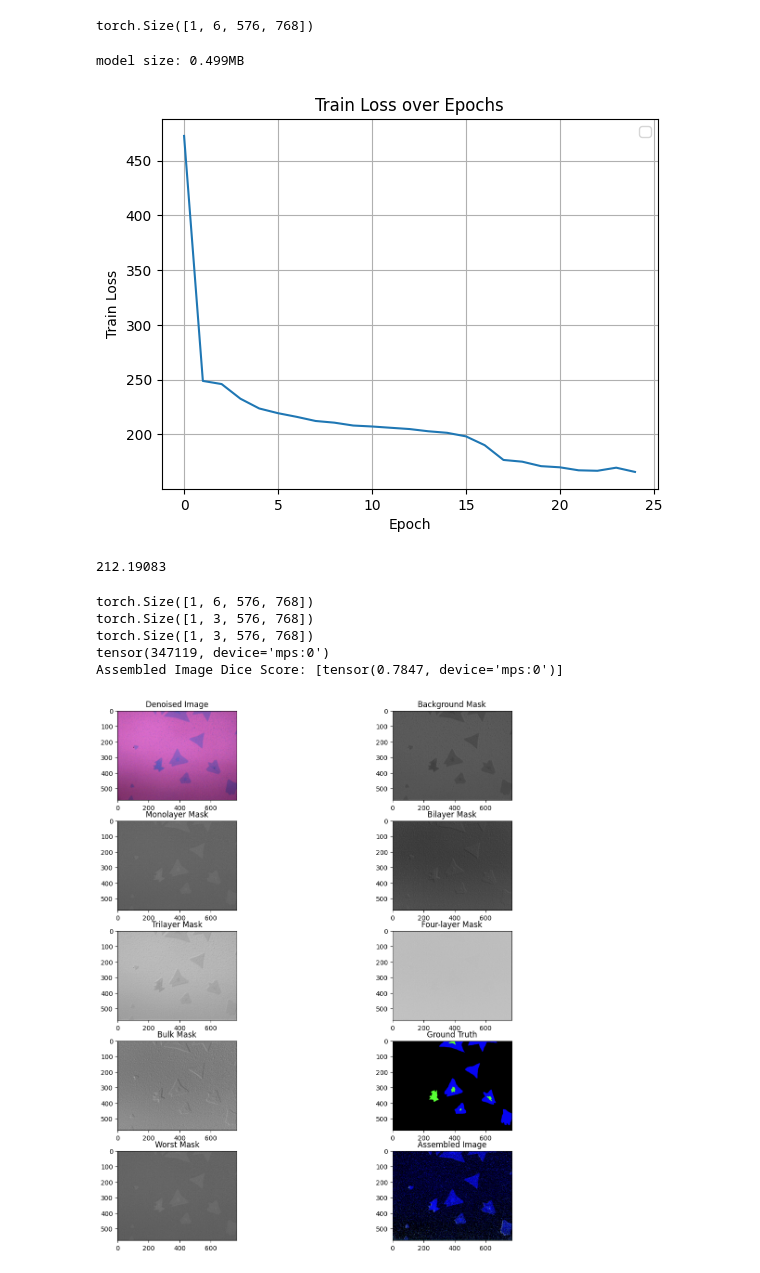
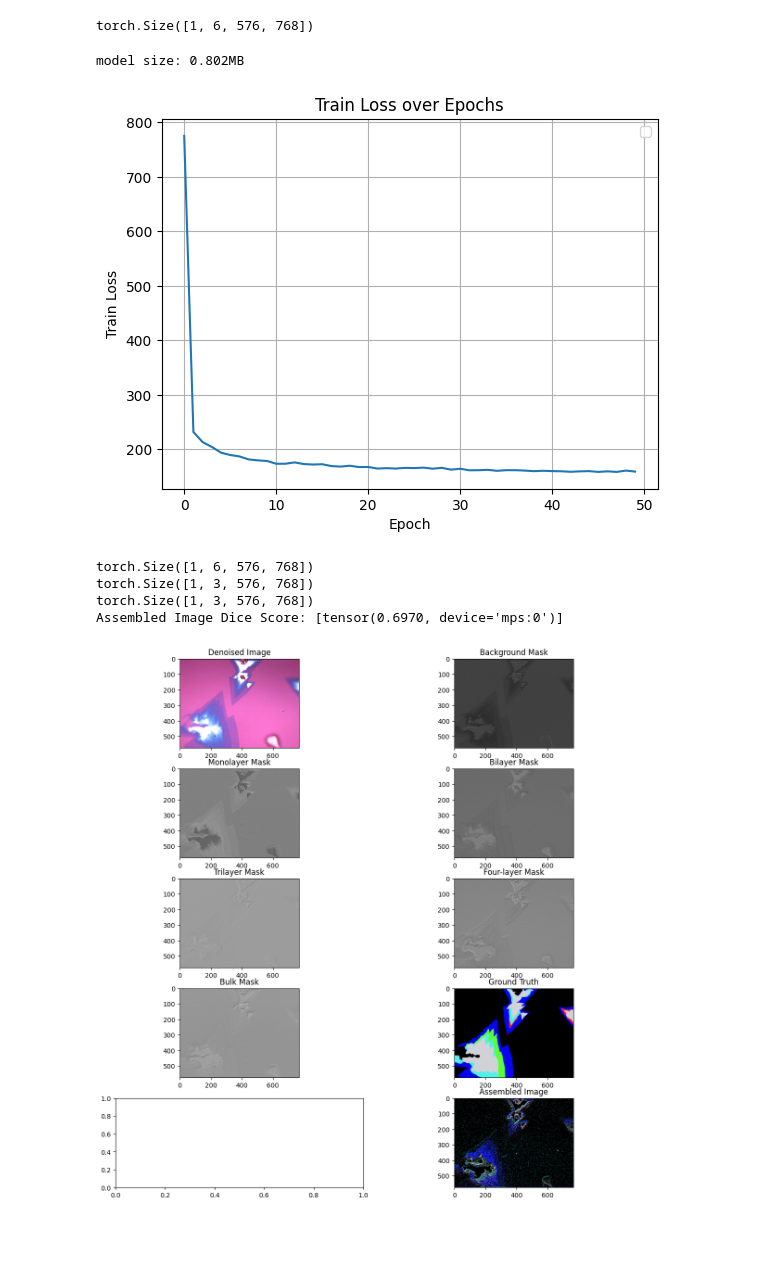
Before and after one commit to JackyL100/MoS2, a Jupyter notebook: Playground/Factorizer.ipynb, the cells around one changed output. Drawn from its saved outputs; the diff is of its cells as text; code cells hidden in the pictures; blank space fills up the shorter version.

Commit message:
Refactored image preprocessing code and trained model on contrast_blue_quantized_5 and saw no improvement

```diff
--- a/Playground/Factorizer.ipynb
+++ b/Playground/Factorizer.ipynb
@@ -25,7 +25,7 @@ from tqdm import tqdm
 import time
 from IPython.display import clear_output
 # %%
-train, test = get_dataloader('normalized_red_quantized_2', 'masks_2', 1)
+train, test = get_dataloader('contrast_blue_quantized_5', 'masks_2', 1)
 # %%
 device = torch.device('mps') if torch.backends.mps.is_available() else torch.device('cpu')
 # %%
@@ -34,7 +34,7 @@ swin_factorizer = ft.Factorizer(
     out_channels=6,
     spatial_size=(576, 768),
     encoder_depth=(1, 1, 1, 1, ),
-    encoder_width=(16,32,32,16),
+    encoder_width=(24,24,24,24),
     strides=(1, 2, 2, 2, 2,2),
     decoder_depth=(1, 1, 1,),
     norm=ft.LayerNorm,
@@ -167,13 +167,13 @@ for buffer in swin_factorizer.buffers():
 size_all_mb = (param_size + buffer_size) / 1024**2
 print('model size: {:.3f}MB'.format(size_all_mb))
 # %% [output]
-model size: 0.499MB
+model size: 0.802MB
 # %%
 optimizer = torch.optim.AdamW(swin_factorizer.parameters(), lr=1e-4, weight_decay=1e-2)
 # %%
-train_factorizer(swin_factorizer, train, factorizer_loss, optimizer, num_epochs=25)
+train_factorizer(swin_factorizer, train, factorizer_loss, optimizer, num_epochs=50)
 # %% [output]
-[figure, old version]
+[figure, new version]
 # %%
 def dice_coef(y_true, y_pred):
     y_true_f = y_true.flatten()
@@ -211,15 +211,9 @@ def dice_score(y_true: torch.Tensor, y_pred: torch.Tensor):
         total_area = y_true.shape[1] * y_true.shape[2] * 2
         dice_score.append((2 * overlap) / total_area)
     return dice_score
-# %%
-with torch.no_grad():
-    img, masks, mask = next(iter(train))
-    print(dice_coef(mask[0].detach().cpu().numpy(), mask[0].detach().cpu().numpy()))
-# %% [output]
-212.19083
 # %%
 with torch.no_grad():
-    img, masks, mask = next(iter(test))
+    img, masks, mask = next(iter(train))
     img = img.to(device)
     masks = masks.to(device)
     swin_factorizer.eval()
@@ -237,37 +231,36 @@ with torch.no_grad():
     axs[0,0].set_title("Denoised Image")
     axs[0,0].imshow(img[0].detach().cpu().numpy().transpose(1,2,0) / 255.0)
     axs[0,1].set_title("Background Mask")
     # print(torch.histogram(torch.tensor(output[0][0]), bins=10))
     axs[0,1].imshow(output[0][0], cmap='gray')
     axs[1,0].set_title("Monolayer Mask")
     axs[1,0].imshow(output[0][1], cmap='gray')
     axs[1,1].set_title("Bilayer Mask")
     # print(torch.histogram(torch.tensor(output[0][2]), bins=10))
     axs[1,1].imshow(output[0][2], cmap='gray')
     axs[2,0].set_title("Trilayer Mask")
     axs[2,0].imshow(output[0][3], cmap='gray')
     axs[2,1].set_title("Four-layer Mask")
     axs[2,1].imshow(output[0][4], cmap='gray')
     axs[3,0].set_title("Bulk Mask")
     axs[3,0].imshow(output[0][5], cmap='gray')
     axs[3,1].set_title("Ground Truth")
     axs[3,1].imshow(mask[0].permute(1,2,0).detach().cpu().numpy()/255.0)
-    worst_mask = output[0][np.argmin(scores)]
-    corresponding_mask = masks[0][np.argmin(scores)]
-    axs[4,0].set_title("Worst Mask")
-    axs[4,0].imshow(worst_mask, cmap='gray')
+    # worst_mask = output[0][np.argmin(scores)]
+    # corresponding_mask = masks[0][np.argmin(scores)]
+    # axs[4,0].set_title("Worst Mask")
+    # axs[4,0].imshow(worst_mask, cmap='gray')
     axs[4,1].set_title("Assembled Image")
     final_output = assemble_image(torch.tensor(output))
     axs[4,1].imshow(final_output)
     final_output = torch.unsqueeze(final_output.permute(2,0,1), 0).to(device)
     print(mask.shape)
     print(final_output.shape)
     print(f'Assembled Image Dice Score: {dice_score(mask, final_output)}')
     plt.show()
 # %% [output]
 torch.Size([1, 6, 576, 768])
 torch.Size([1, 3, 576, 768])
 torch.Size([1, 3, 576, 768])
-tensor(347119, device='mps:0')
-Assembled Image Dice Score: [tensor(0.7847, device='mps:0')]
+Assembled Image Dice Score: [tensor(0.6970, device='mps:0')]
-[figure, old version]
+[figure, new version]
```
Also changed, not shown: 3 other files.
